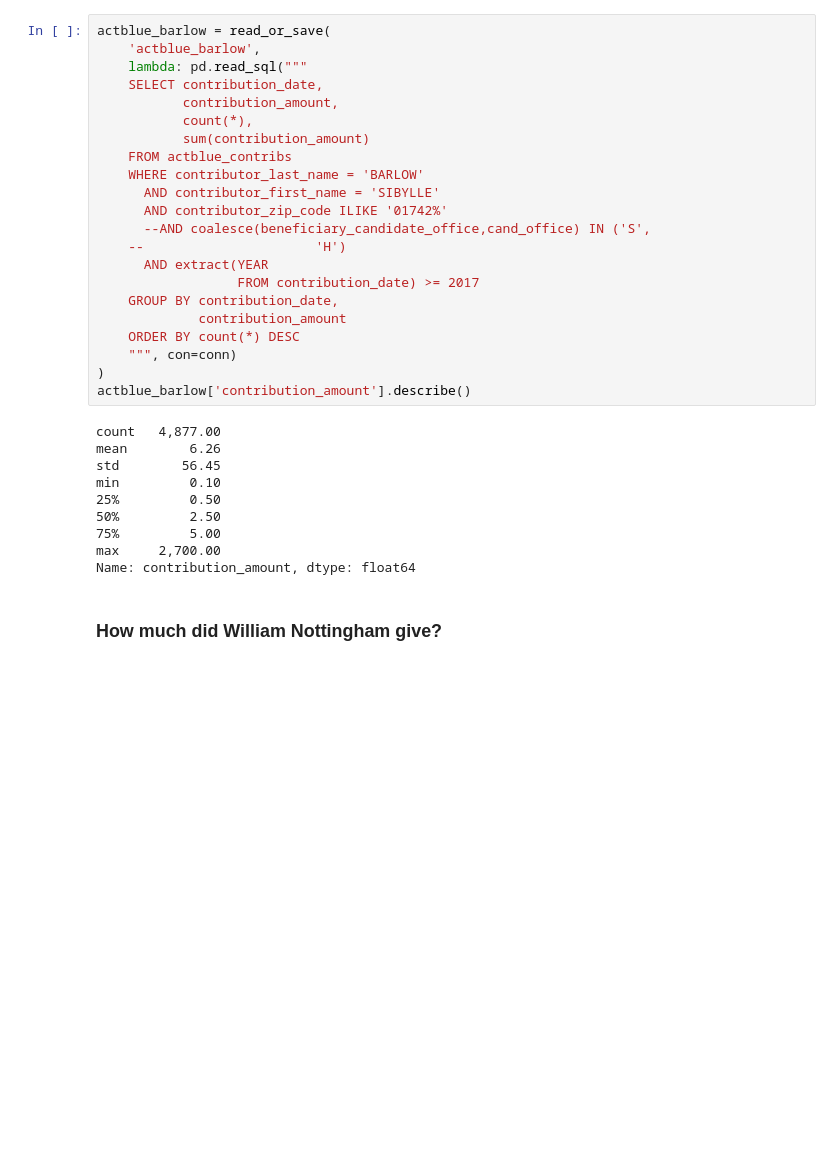
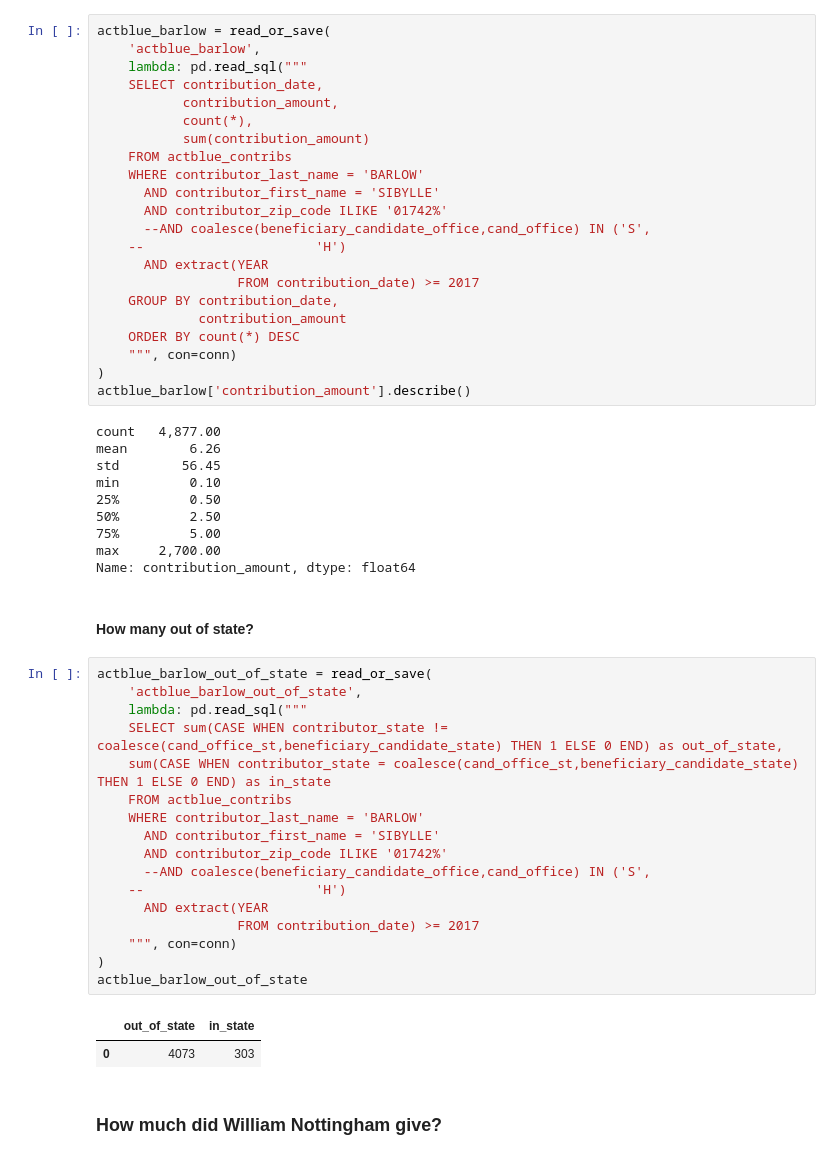
Before and after one commit to PublicI/actblue-analysis, a Jupyter notebook: analysis.ipynb, the cells around one changed output. Saved outputs shown, nothing was run; the diff lists cells and outputs as text; blank space fills up the shorter version.

```diff
--- a/analysis.ipynb
+++ b/analysis.ipynb
@@ -1764,6 +1764,28 @@ min         0.10
 75%         5.00
 max     2,700.00
 Name: contribution_amount, dtype: float64
+# %% [markdown]
+#### How many out of state?
+# %%
+actblue_barlow_out_of_state = read_or_save(
+    'actblue_barlow_out_of_state',
+    lambda: pd.read_sql("""
+    SELECT sum(CASE WHEN contributor_state != coalesce(cand_office_st,beneficiary_candidate_state) THEN 1 ELSE 0 END) as out_of_state,
+    sum(CASE WHEN contributor_state = coalesce(cand_office_st,beneficiary_candidate_state) THEN 1 ELSE 0 END) as in_state
+    FROM actblue_contribs
+    WHERE contributor_last_name = 'BARLOW'
+      AND contributor_first_name = 'SIBYLLE'
+      AND contributor_zip_code ILIKE '01742%'
+      --AND coalesce(beneficiary_candidate_office,cand_office) IN ('S',
+    --                      'H')
+      AND extract(YEAR
+                  FROM contribution_date) >= 2017
+    """, con=conn)
+)
+actblue_barlow_out_of_state
+# %% [output]
+|  | out_of_state | in_state |
+| 0 | 4073 | 303 |
 # %% [markdown]
 ### How much did William Nottingham give?
 # %%
```
Also changed, not shown: parts of 2 cells of this notebook, 2 other files.
